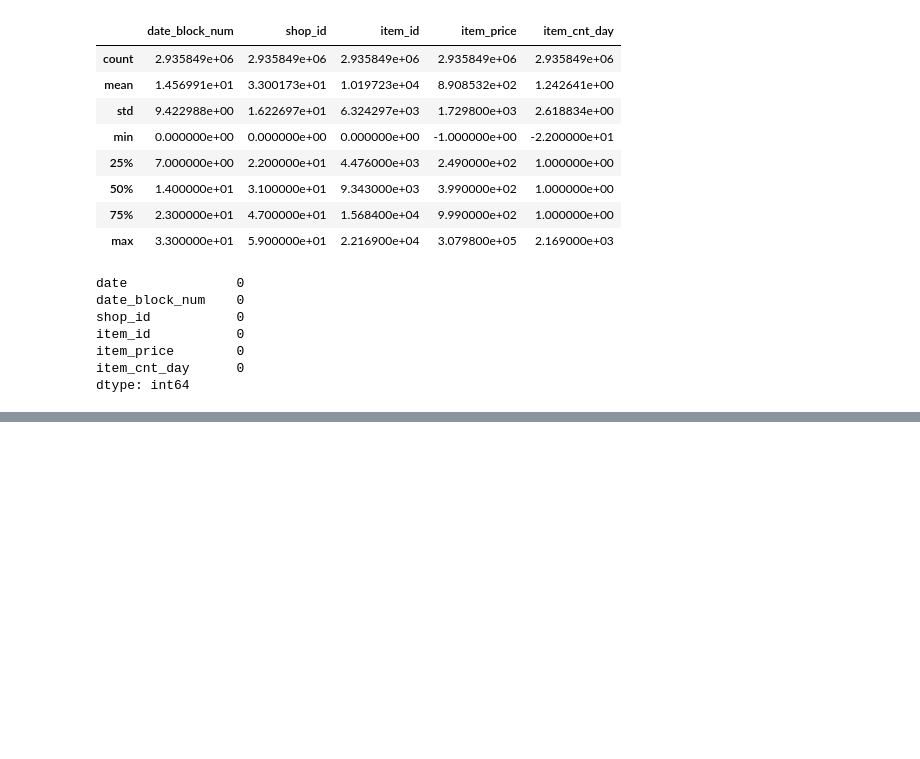
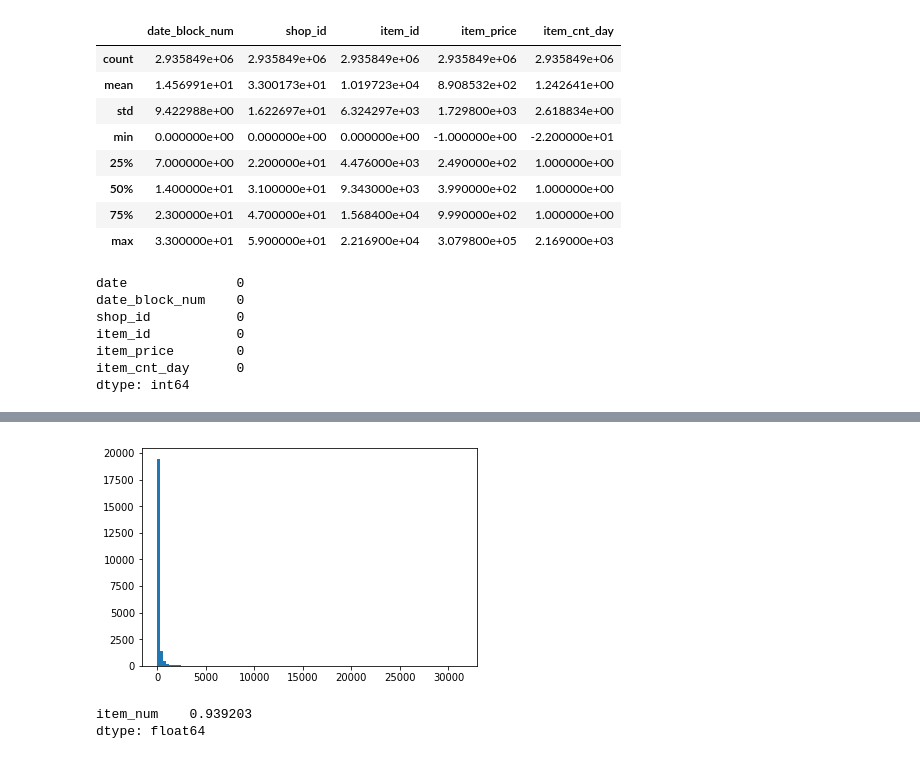
Before and after one commit to lezandar/Predicting_future_sales, a Jupyter notebook: Predict_Sales_v1.0.ipynb, the cells around one changed output, grey strips where cells are left out. Cells and saved outputs as stored; diff of their text form; code cells hidden in the pictures; blank space fills up the shorter version.

```diff
--- a/Predict_Sales_v1.0.ipynb
+++ b/Predict_Sales_v1.0.ipynb
@@ -40,0 +62,6 @@ dtype: int64
+# %%
+# count the number of times each item was sold OR returned
+number_of_items = train_df.groupby('item_id').size()#.sort_values(ascending=False)
+number_of_items_df = pd.DataFrame([])
+number_of_items_df['item_num'] = list(number_of_items)
+number_of_items_df.head()
@@ -40,0 +75,10 @@ dtype: int64
+# %%
+fig = plt.hist(number_of_items_df['item_num'], bins=101)
+# %% [output]
+[figure, added]
+# %%
+# items that have been sold at least 50 times give 94% of all sales
+number_of_items_df[number_of_items_df['item_num'] > 50].sum()/2.935849e+06
+# %% [output]
+item_num    0.939203
+dtype: float64
```
Also changed, not shown: parts of 15 cells of this notebook.
